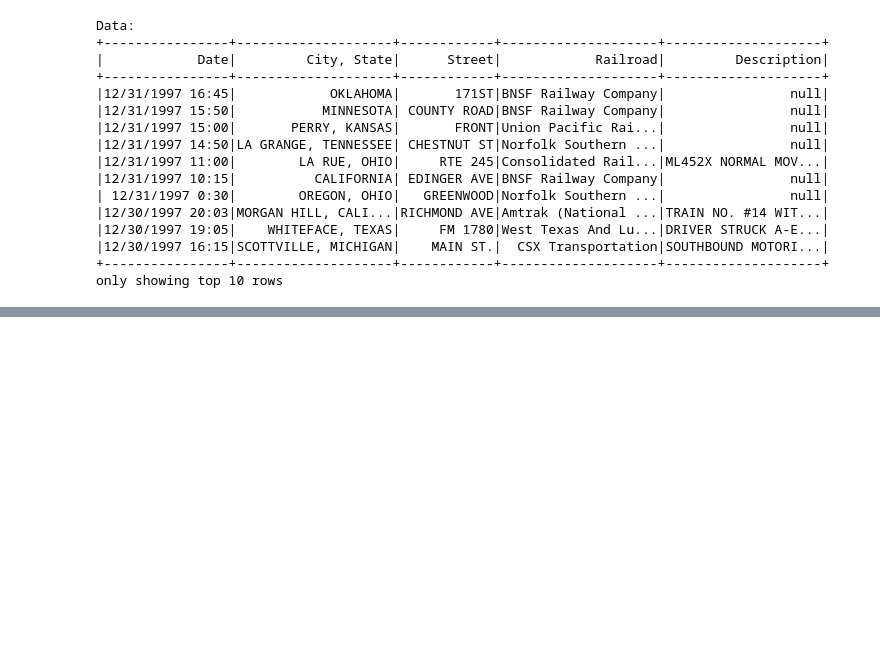
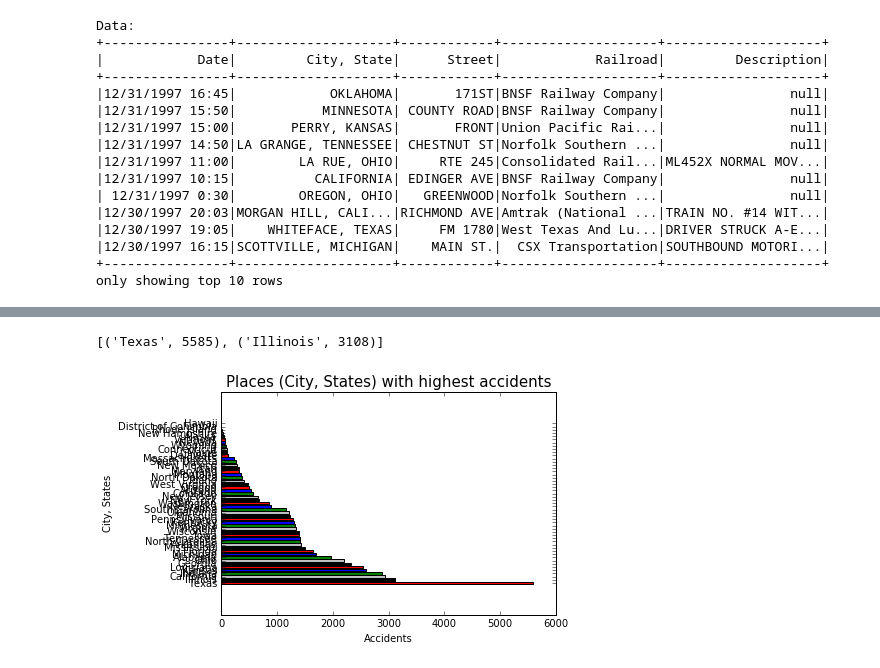
Before and after one commit to Akshay2005/Train-Wreck-Data-Analytics, a Jupyter notebook: Train Wreck Data Analytics.ipynb, the cells around one changed output, grey strips where cells are left out. Saved outputs shown, nothing was run; the diff lists cells and outputs as text; code cells hidden in the pictures; blank space fills up the shorter version.

```diff
--- a/Train Wreck Data Analytics.ipynb
+++ b/Train Wreck Data Analytics.ipynb
@@ -37,0 +133,16 @@ only showing top 10 rows
+# %%
+danger_states_ordered = OrderedDict(sorted(danger_states.items(), key=itemgetter(1), reverse=True))
+import collections
+print collections.Counter(danger_states_ordered).most_common(5)
+
+
+plt.barh(np.arange(len(danger_states_ordered)), danger_states_ordered.values(), align="center", color=colors)
+plt.xlabel('Accidents')
+plt.ylabel('City, States')
+plt.title('Places (City, States) with highest accidents', size=15)
+plt.yticks(np.arange(len(danger_states_ordered)), danger_states_ordered.keys())
+
+plt.show()
+# %% [output]
+[('Texas', 5585), ('Illinois', 3108)]
+[figure, added]
```
Also changed, not shown: parts of 4 cells of this notebook.
